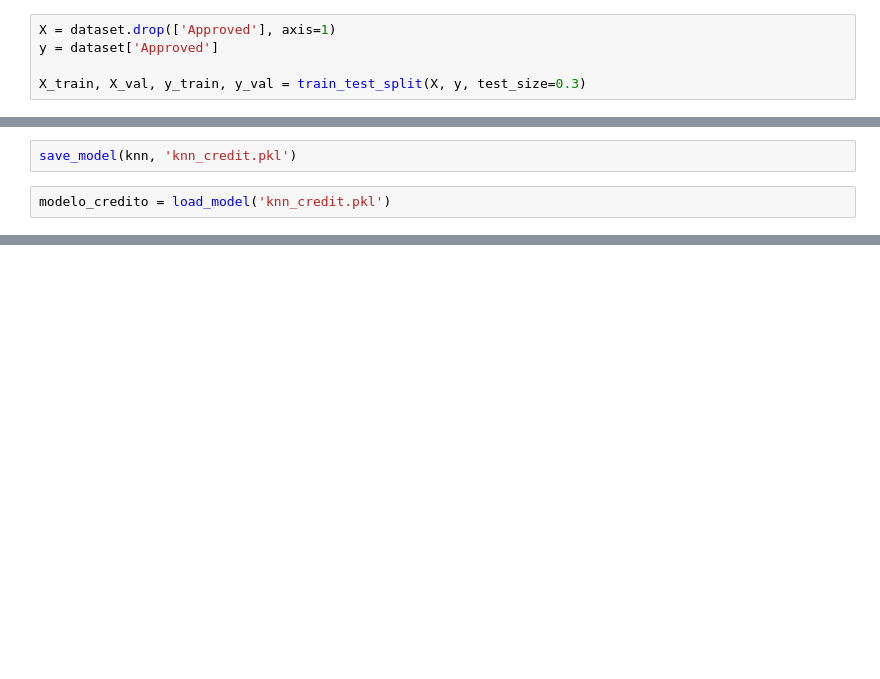
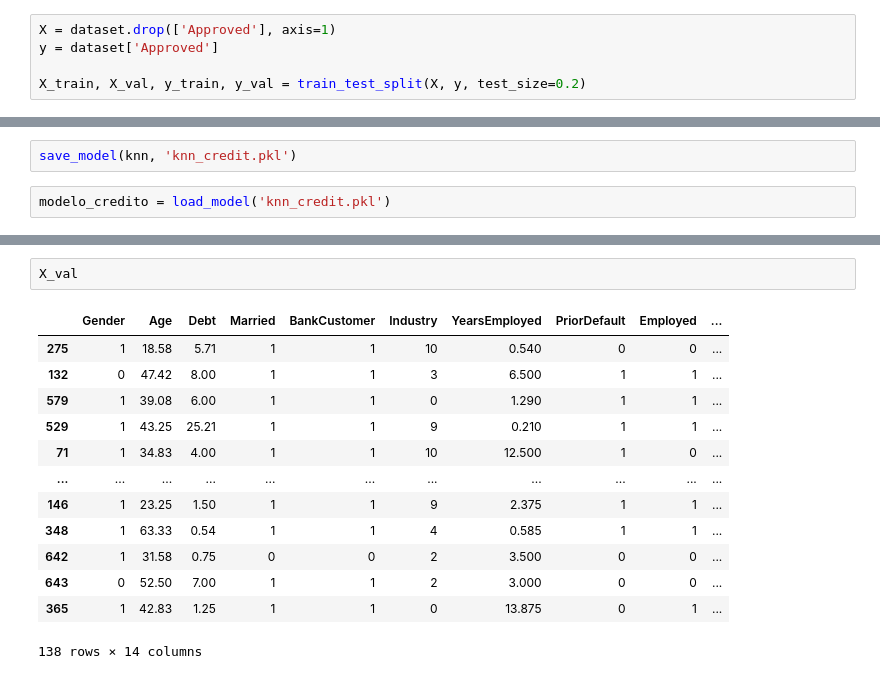
Before and after one commit to gabrielsfh/disciplina-introducao-ia, a Jupyter notebook: knn/class_credito.ipynb, the cells around one changed output, grey strips where cells are left out. Cells and saved outputs as stored; diff of their text form; blank space fills up the shorter version.

```diff
--- a/knn/class_credito.ipynb
+++ b/knn/class_credito.ipynb
@@ -44,7 +60,7 @@ KNeighborsClassifier(metric='euclidean', n_neighbors=3)
 X = dataset.drop(['Approved'], axis=1)
 y = dataset['Approved']
 
-X_train, X_val, y_train, y_val = train_test_split(X, y, test_size=0.3)
+X_train, X_val, y_train, y_val = train_test_split(X, y, test_size=0.2)
 # %%
 knn.fit(X_train, y_train)
 # %% [output]
@@ -78,0 +123,16 @@ modelo_credito.predict_proba(X_val)
+# %%
+X_val
+# %% [output]
+|  | Gender | Age | Debt | Married | BankCustomer | Industry | YearsEmployed | PriorDefault | Employed | ... |
+| 275 | 1 | 18.58 | 5.71 | 1 | 1 | 10 | 0.540 | 0 | 0 | ... |
+| 132 | 0 | 47.42 | 8.00 | 1 | 1 | 3 | 6.500 | 1 | 1 | ... |
+| 579 | 1 | 39.08 | 6.00 | 1 | 1 | 0 | 1.290 | 1 | 1 | ... |
+| 529 | 1 | 43.25 | 25.21 | 1 | 1 | 9 | 0.210 | 1 | 1 | ... |
+| 71 | 1 | 34.83 | 4.00 | 1 | 1 | 10 | 12.500 | 1 | 0 | ... |
+| ... | ... | ... | ... | ... | ... | ... | ... | ... | ... | ... |
+| 146 | 1 | 23.25 | 1.50 | 1 | 1 | 9 | 2.375 | 1 | 1 | ... |
+| 348 | 1 | 63.33 | 0.54 | 1 | 1 | 4 | 0.585 | 1 | 1 | ... |
+| 642 | 1 | 31.58 | 0.75 | 0 | 0 | 2 | 3.500 | 0 | 0 | ... |
+| 643 | 0 | 52.50 | 7.00 | 1 | 1 | 2 | 3.000 | 0 | 0 | ... |
+| 365 | 1 | 42.83 | 1.25 | 1 | 1 | 0 | 13.875 | 0 | 1 | ... |
+138 rows × 14 columns
```
Also changed, not shown: parts of 14 cells of this notebook, 1 other file.
